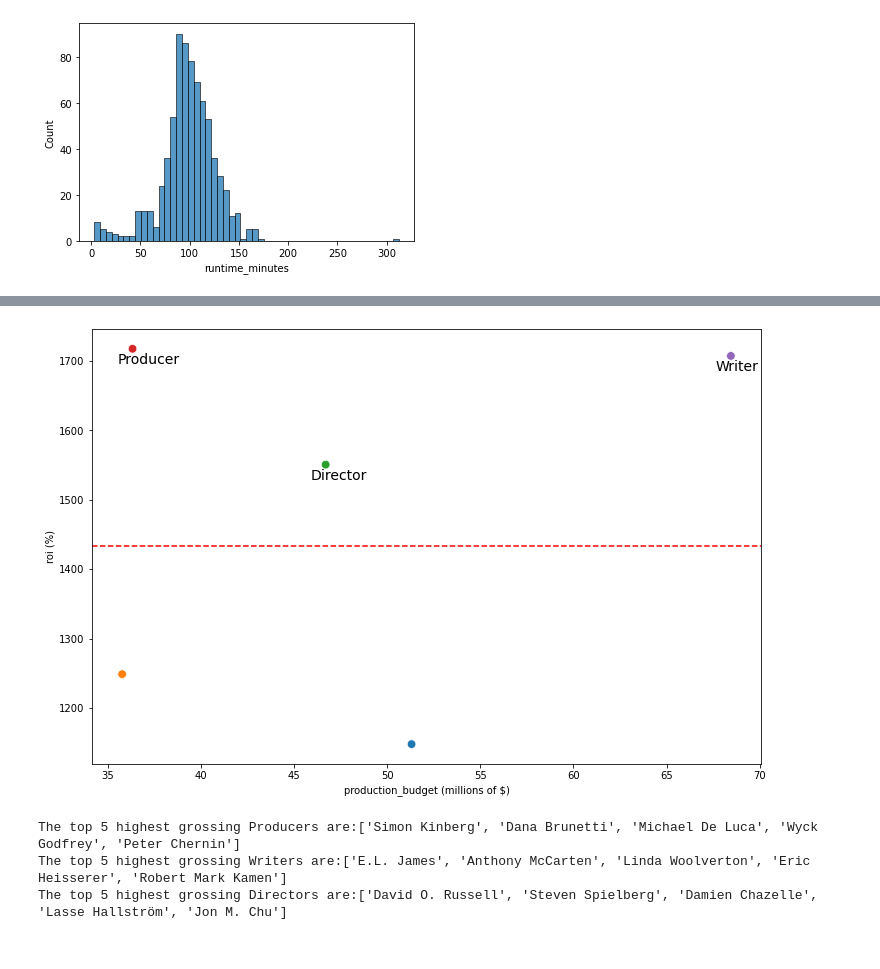
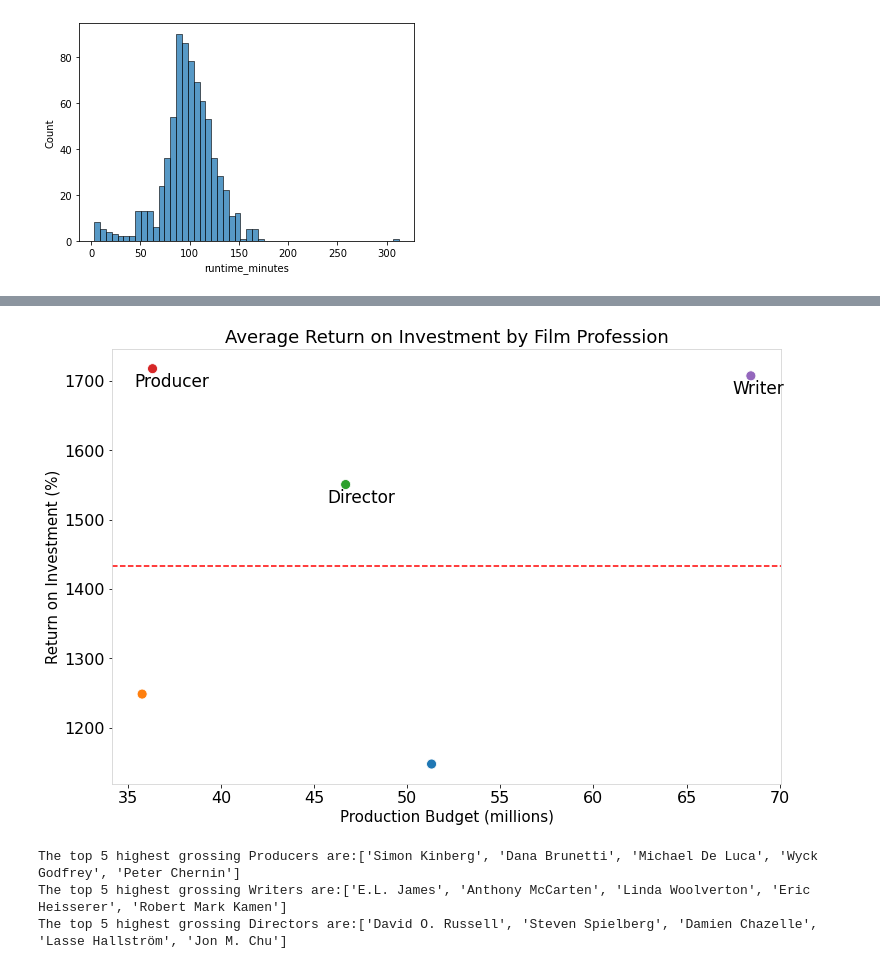
Before and after one commit to ckucewicz/movie_analysis_project, a Jupyter notebook: Notebook.ipynb, the cells around one changed output, grey strips where cells are left out. Saved outputs shown, nothing was run; the diff lists cells and outputs as text; code cells hidden in the pictures.

```diff
--- a/Notebook.ipynb
+++ b/Notebook.ipynb
@@ -849,7 +914,10 @@ dtypes: int64(1), object(7)
 memory usage: 30.8+ MB
 # %%
 # list of movies in the top 25% of roi
-top_25_percent_roi = list(budgets_no_outliers[budgets_no_outliers['roi (%)'] > budgets_no_outliers['roi (%)'].quantile(.75)].sort_values(by = ['roi (%)'], ascending = False)['movie'])
+top_25_percent_roi = list(budgets_no_outliers[budgets_no_outliers['roi (%)']
+                                              > budgets_no_outliers['roi (%)'].quantile(.75)].sort_values(
+                                                by = ['roi (%)'], ascending = False)['movie']
+                         )
 # %%
 # filtering movie_basics_clean to only include movies in the top 25% of roi
 
@@ -921,7 +989,12 @@ memory usage: 75.9+ KB
 # %%
 # joining top_roi_film_people and budgets
 
-top_people_budgets = pd.merge(top_roi_people, budgets, how = 'inner', left_on = 'primary_title', right_on = 'movie')
+top_people_budgets = pd.merge(top_roi_people,
+                              budgets,
+                              how = 'inner',
+                              left_on = 'primary_title',
+                              right_on = 'movie'
+                             )
 top_people_budgets.head()
 # %% [output]
 |  | person_id | primary_name | movie_id | category | primary_title | start_year | genres | genres_list | ... |
@@ -1159,3 +1331,7 @@ top_people_budgets.sort_values('worldwide_gross (millions of $)', ascending = Fa
 # %%
-top_people_budgets.groupby(['category']).mean()[['worldwide_gross (millions of $)']].sort_values('worldwide_gross (millions of $)', ascending = False)
+roi_categories = top_people_budgets.groupby(['category']).mean()[['roi (%)', 'production_budget (millions of $)', 'worldwide_gross (millions of $)']].sort_values('roi (%)',
+                                                                                                                                                        ascending = False
+                                                                                                                                                        )
+top_3_roi_categories = roi_categories.head(3)
+top_3_roi_categories
 # %% [output]
@@ -1207,30 +1343,62 @@ top_people_budgets.groupby(['person_id', 'primary_name']).mean()[['worldwide_gro
 # %%
+# calculates average ROI across all film professions
 roi_threshold = 0.5 * (top_people_budgets.groupby(['category']).mean()[['production_budget (millions of $)', 'roi (%)']]['roi (%)'].max()
                  + top_people_budgets.groupby(['category']).mean()[['production_budget (millions of $)', 'roi (%)']]['roi (%)'].min())
 
+
 fig, ax = plt.subplots(figsize = (12,8))
+
+# creates and plots scatterplot
 sns.scatterplot(data = top_people_budgets.groupby(['category']).mean()[['production_budget (millions of $)', 'roi (%)']],
                  x = 'production_budget (millions of $)',
                  y = 'roi (%)',
-                 s = 75,
+                 s = 100,
                  hue='category',
                  )
 
+
+# plots name for top 3 professions near corresponding data point
 for line in range(0, top_3_roi_categories.shape[0]):
      ax.annotate(top_3_roi_categories.index[line],
                    (top_3_roi_categories['production_budget (millions of $)'].iloc[line],
                     top_3_roi_categories['roi (%)'].iloc[line]),
-                   fontsize=14,
-                   xytext=(-15, -15),
-                   textcoords='offset points')
+                   fontsize=17,
+                   xytext=(-18, -18),
+                   textcoords='offset points'
+                )
 
+# removes legend
 ax.get_legend().remove()
+
+# draws line for average roi
 ax.axhline(y = roi_threshold,
             color = 'red',
             label = 'axvline - full height',
-            linestyle = '--');
+            linestyle = '--'
+          )
+
+# formatting title and axes
+ax.set_title("Average Return on Investment by Film Profession",
+             fontsize = 18
+            )
+
+ax.set_xlabel('Production Budget (millions)',
+              fontsize = 15
+             )
+
+ax.set_ylabel('Return on Investment (%)',
+              fontsize=15
+             )
+
+ax.tick_params(labelsize=16)
+
+# makes border of figure grey
+ax.spines['left'].set_color('lightgrey')
+ax.spines['right'].set_color('lightgrey')
+ax.spines['top'].set_color('lightgrey')
+ax.spines['bottom'].set_color('lightgrey');
 # %% [output]
-[figure, old version]
+[figure, new version]
 # %%
 # function that will print a list of the top 5 highest grossing people for each film profession
 def top_grossing(categories):
```
Also changed, not shown: parts of 65 cells of this notebook.
